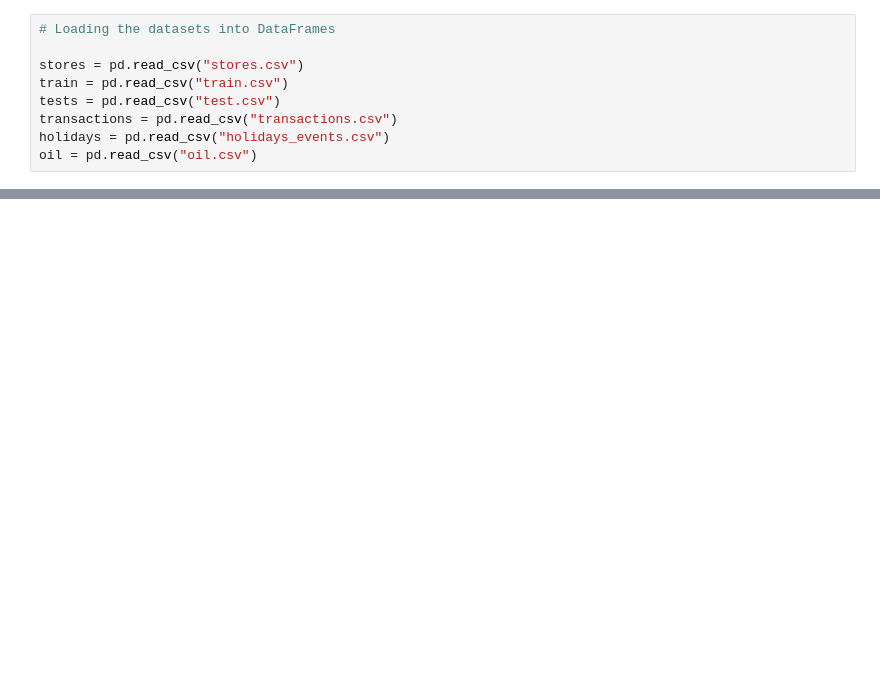
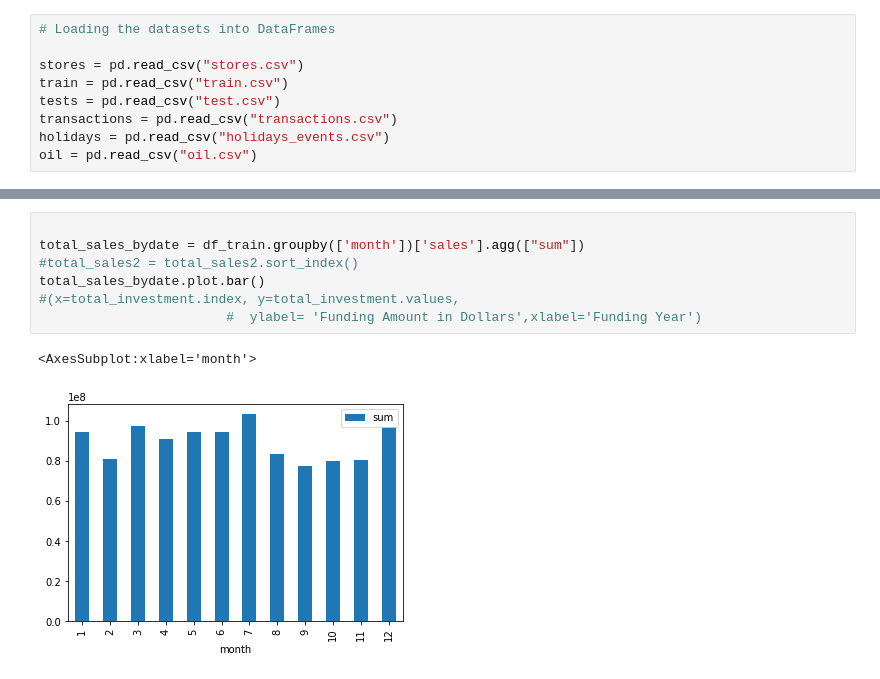
Before and after one commit to analyst-sisey/Time-Series-Forecasting, a Jupyter notebook: hypothesis.ipynb, the cells around one changed output, grey strips where cells are left out. Cells and saved outputs as stored; diff of their text form; blank space fills up the shorter version.

```diff
--- a/hypothesis.ipynb
+++ b/hypothesis.ipynb
@@ -48,0 +246,10 @@ tests.head()
+# %%
+
+total_sales_bydate = df_train.groupby(['month'])['sales'].agg(["sum"])
+#total_sales2 = total_sales2.sort_index()
+total_sales_bydate.plot.bar()
+#(x=total_investment.index, y=total_investment.values,
+                        #  ylabel= 'Funding Amount in Dollars',xlabel='Funding Year')
+# %% [output]
+<AxesSubplot:xlabel='month'>
+[figure, added]
```
Also changed, not shown: parts of 43 cells of this notebook.
